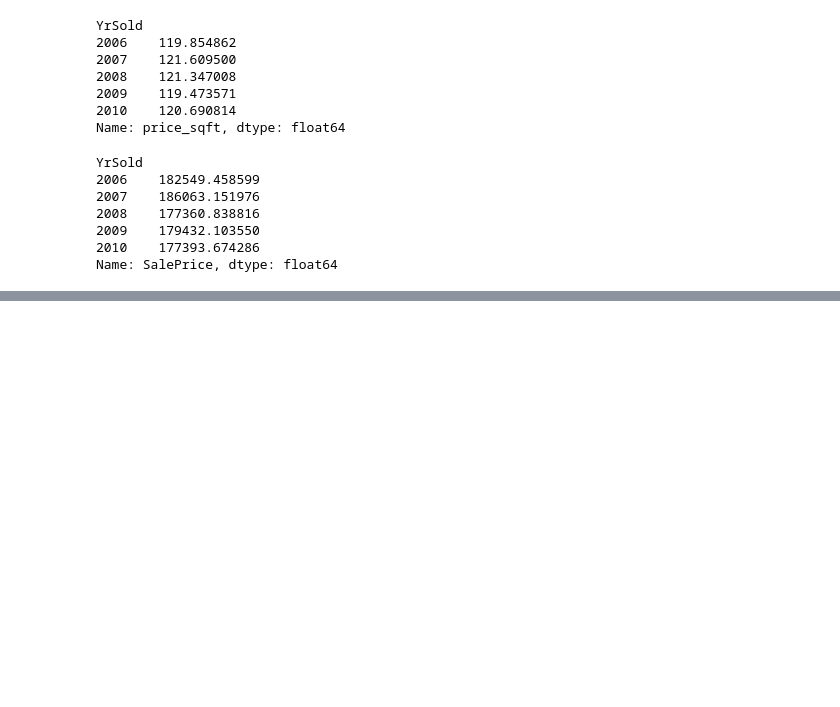
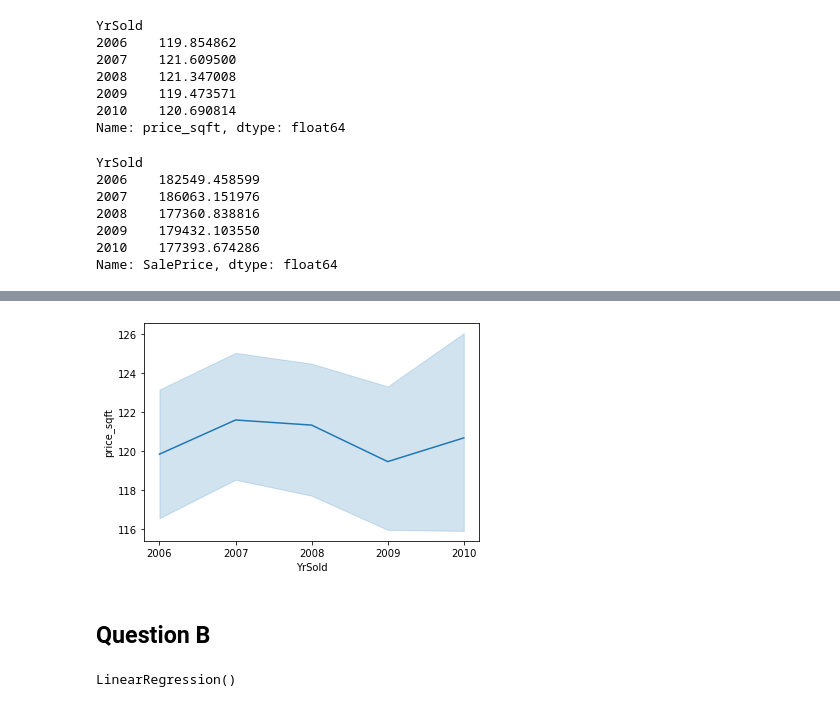
Before and after one commit to picusin/house-price, a Jupyter notebook: house_price_prediction.ipynb, the cells around one changed output, grey strips where cells are left out. Saved outputs shown, nothing was run; the diff lists cells and outputs as text; code cells hidden in the pictures; blank space fills up the shorter version.

```diff
--- a/house_price_prediction.ipynb
+++ b/house_price_prediction.ipynb
@@ -465,0 +454,9 @@ array([2006, 2007, 2008, 2009, 2010], dtype=int64)
+# %%
+sns.lineplot(data=df, x="YrSold", y="price_sqft")
+years = df['YrSold'].unique()
+years.sort()
+plt.xticks(years);
+# %% [output]
+[figure, added]
+# %% [markdown]
+## Question B
@@ -465,0 +500,5 @@ array([2006, 2007, 2008, 2009, 2010], dtype=int64)
+# %%
+lm_model = LinearRegression() # Instantiate
+lm_model.fit(X_train, y_train) #Fit
+# %% [output]
+LinearRegression()
```
Also changed, not shown: parts of 21 cells of this notebook.
